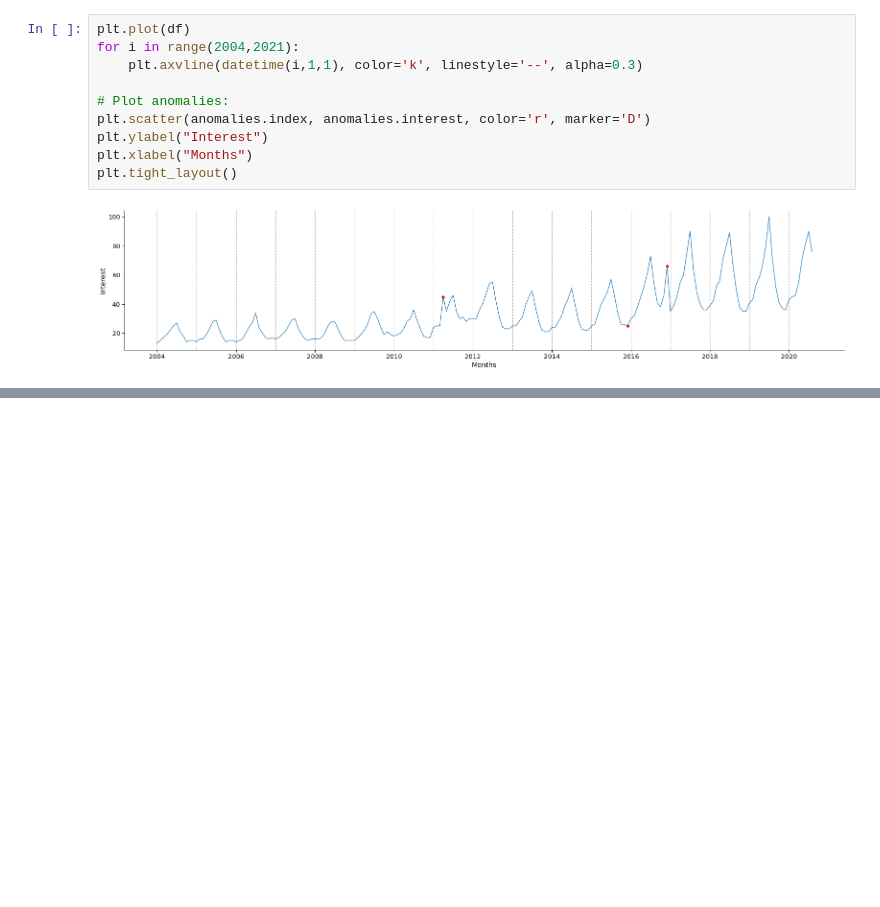
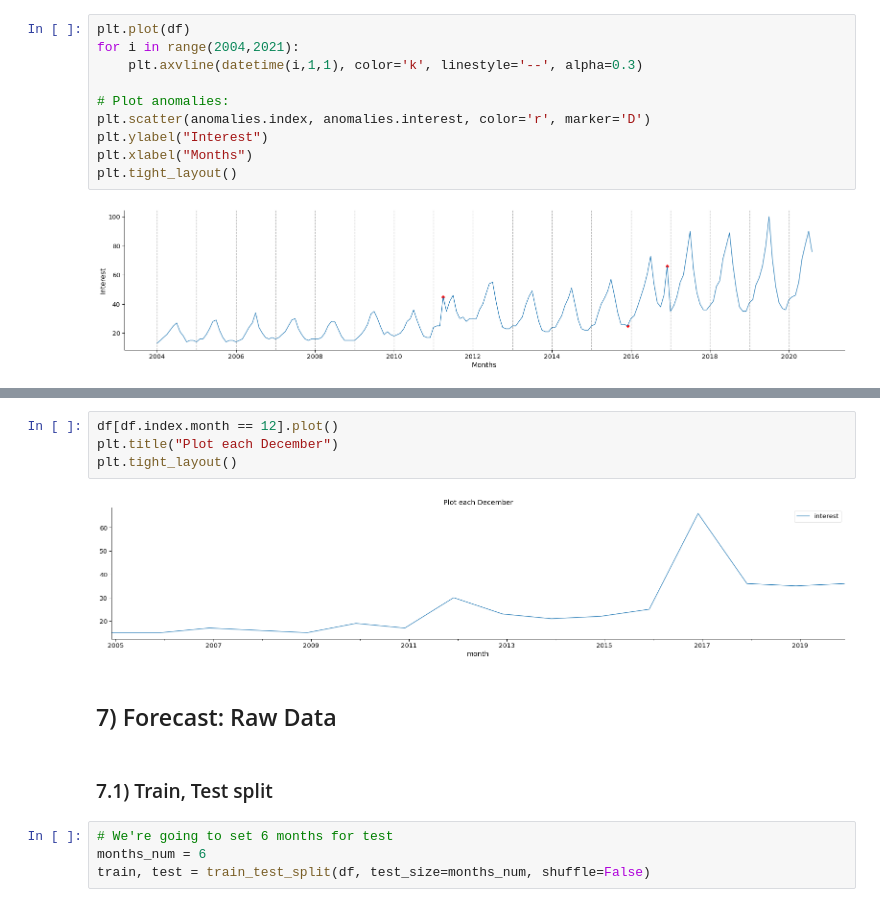
Before and after one commit to razielar/coursera_time_series_forecasting, a Jupyter notebook: anomaly_detection/AnomalyDetection_STL.ipynb, the cells around one changed output, grey strips where cells are left out. Saved outputs shown, nothing was run; the diff lists cells and outputs as text; blank space fills up the shorter version.

Commit message:
done for raw data forecast

```diff
--- a/anomaly_detection/AnomalyDetection_STL.ipynb
+++ b/anomaly_detection/AnomalyDetection_STL.ipynb
@@ -199,0 +266,14 @@ plt.tight_layout()
+# %%
+df[df.index.month == 12].plot()
+plt.title("Plot each December")
+plt.tight_layout()
+# %% [output]
+[figure, added]
+# %% [markdown]
+## 7) Forecast: Raw Data
+# %% [markdown]
+### 7.1) Train, Test split
+# %%
+# We're going to set 6 months for test
+months_num = 6
+train, test = train_test_split(df, test_size=months_num, shuffle=False)
```
Also changed, not shown: parts of 13 cells of this notebook.
